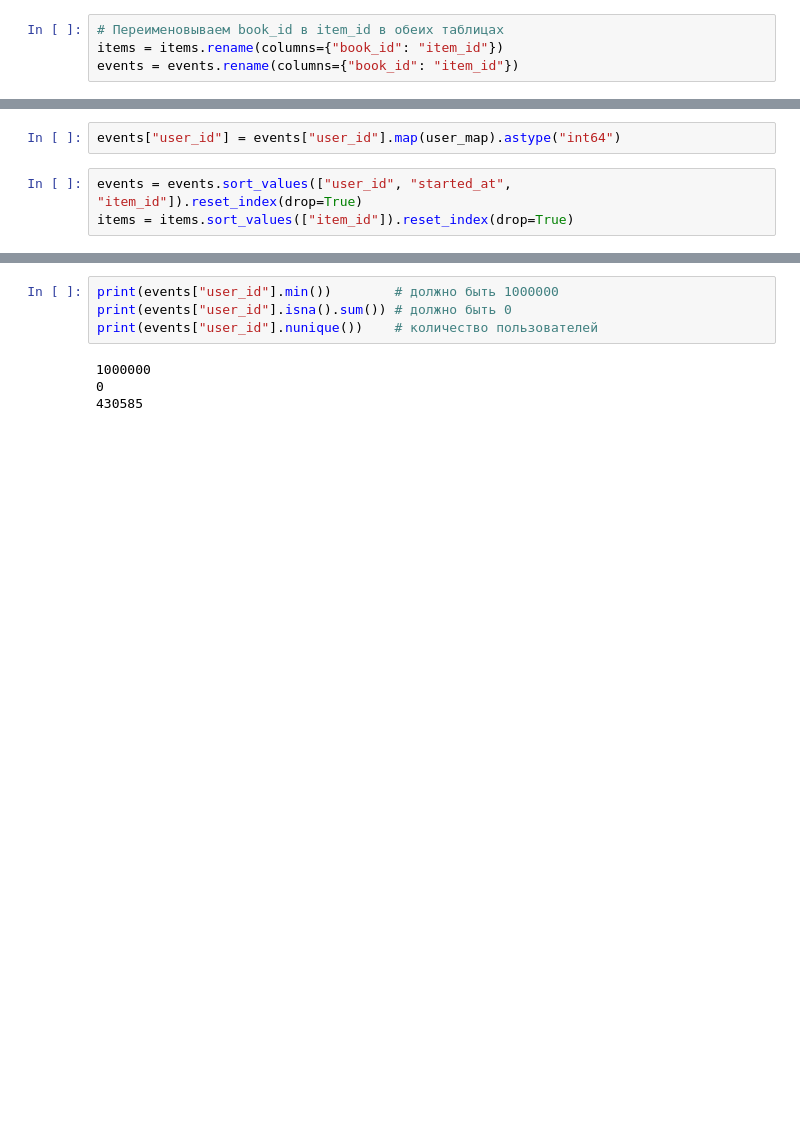
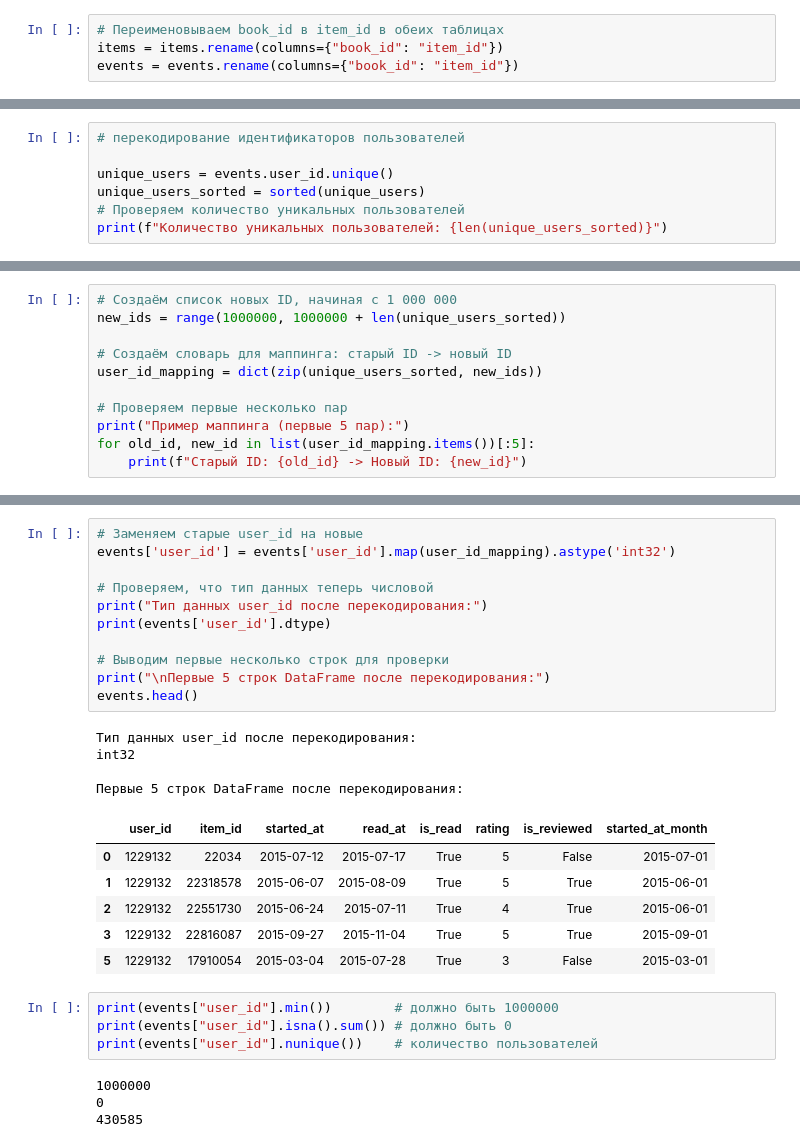
Before and after one commit to Manaam9/mle-recsys-start, a Jupyter notebook: preprocessing.ipynb, the cells around one changed output, grey strips where cells are left out. Saved outputs shown, nothing was run; the diff lists cells and outputs as text; blank space fills up the shorter version.

```diff
--- a/preprocessing.ipynb
+++ b/preprocessing.ipynb
@@ -243,5 +229,0 @@ user_map = dict(zip(old_ids, new_ids))
-# %%
-events["user_id"] = events["user_id"].map(user_map).astype("int64")
-# %%
-events = events.sort_values(["user_id", "started_at", "item_id"]).reset_index(drop=True)
-items = items.sort_values(["item_id"]).reset_index(drop=True)
@@ -265,0 +230,7 @@ events["user_id"] = events["user_id"].map(user_mapping).astype("int64")
+# %%
+# перекодирование идентификаторов пользователей
+
+unique_users = events.user_id.unique()
+unique_users_sorted = sorted(unique_users)
+# Проверяем количество уникальных пользователей
+print(f"Количество уникальных пользователей: {len(unique_users_sorted)}")
@@ -265,0 +250,11 @@ events["user_id"] = events["user_id"].map(user_mapping).astype("int64")
+# %%
+# Создаём список новых ID, начиная с 1 000 000
+new_ids = range(1000000, 1000000 + len(unique_users_sorted))
+
+# Создаём словарь для маппинга: старый ID -> новый ID
+user_id_mapping = dict(zip(unique_users_sorted, new_ids))
+
+# Проверяем первые несколько пар
+print("Пример маппинга (первые 5 пар):")
+for old_id, new_id in list(user_id_mapping.items())[:5]:
+    print(f"Старый ID: {old_id} -> Новый ID: {new_id}")
@@ -266,3 +283,25 @@ events["user_id"] = events["user_id"].map(user_mapping).astype("int64")
+# %%
+# Заменяем старые user_id на новые
+events['user_id'] = events['user_id'].map(user_id_mapping).astype('int32')
+
+# Проверяем, что тип данных теперь числовой
+print("Тип данных user_id после перекодирования:")
+print(events['user_id'].dtype)
+
+# Выводим первые несколько строк для проверки
+print("\nПервые 5 строк DataFrame после перекодирования:")
+events.head()
+# %% [output]
+Тип данных user_id после перекодирования:
+int32
+
+Первые 5 строк DataFrame после перекодирования:
+|  | user_id | item_id | started_at | read_at | is_read | rating | is_reviewed | started_at_month |
+| 0 | 1229132 | 22034 | 2015-07-12 | 2015-07-17 | True | 5 | False | 2015-07-01 |
+| 1 | 1229132 | 22318578 | 2015-06-07 | 2015-08-09 | True | 5 | True | 2015-06-01 |
+| 2 | 1229132 | 22551730 | 2015-06-24 | 2015-07-11 | True | 4 | True | 2015-06-01 |
+| 3 | 1229132 | 22816087 | 2015-09-27 | 2015-11-04 | True | 5 | True | 2015-09-01 |
+| 5 | 1229132 | 17910054 | 2015-03-04 | 2015-07-28 | True | 3 | False | 2015-03-01 |
 # %%
 print(events["user_id"].min())        # должно быть 1000000
 print(events["user_id"].isna().sum()) # должно быть 0
```
Also changed, not shown: parts of 15 cells of this notebook, 1 other file.
